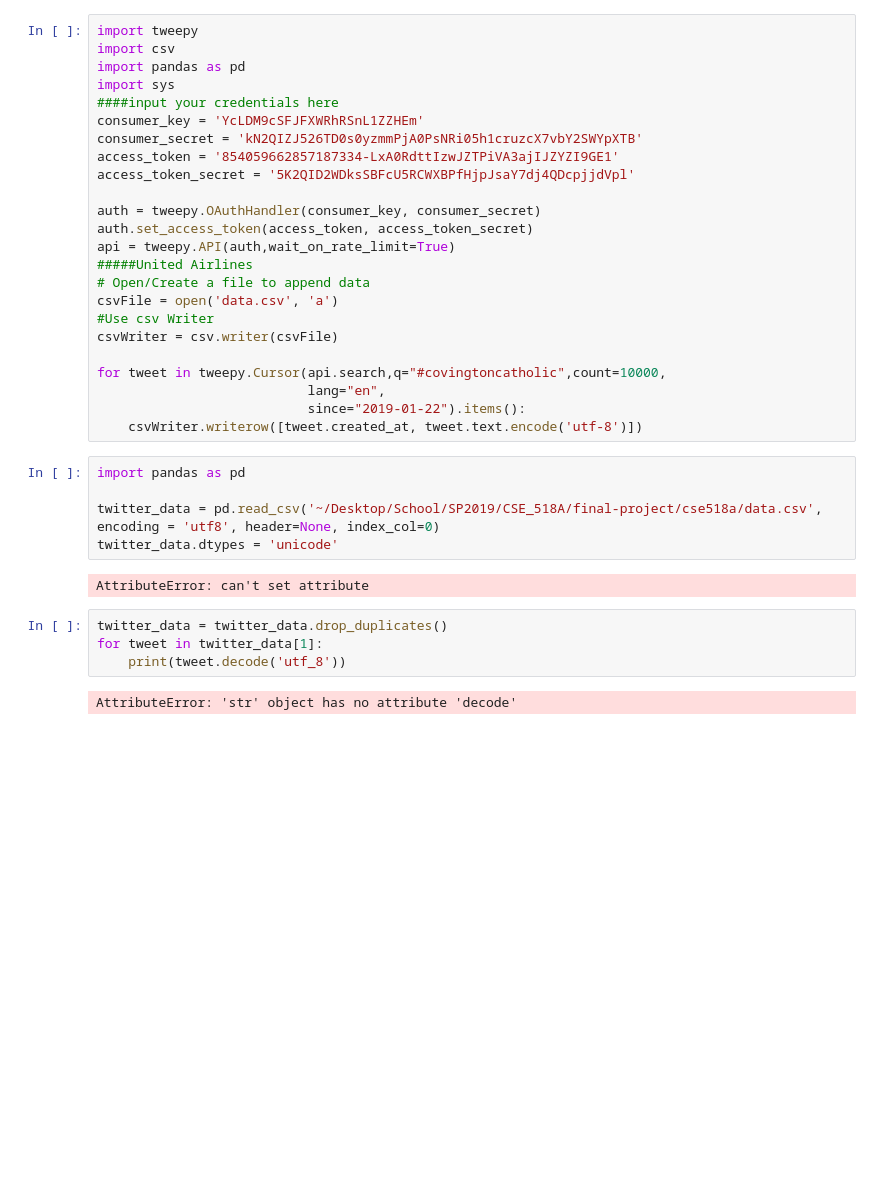
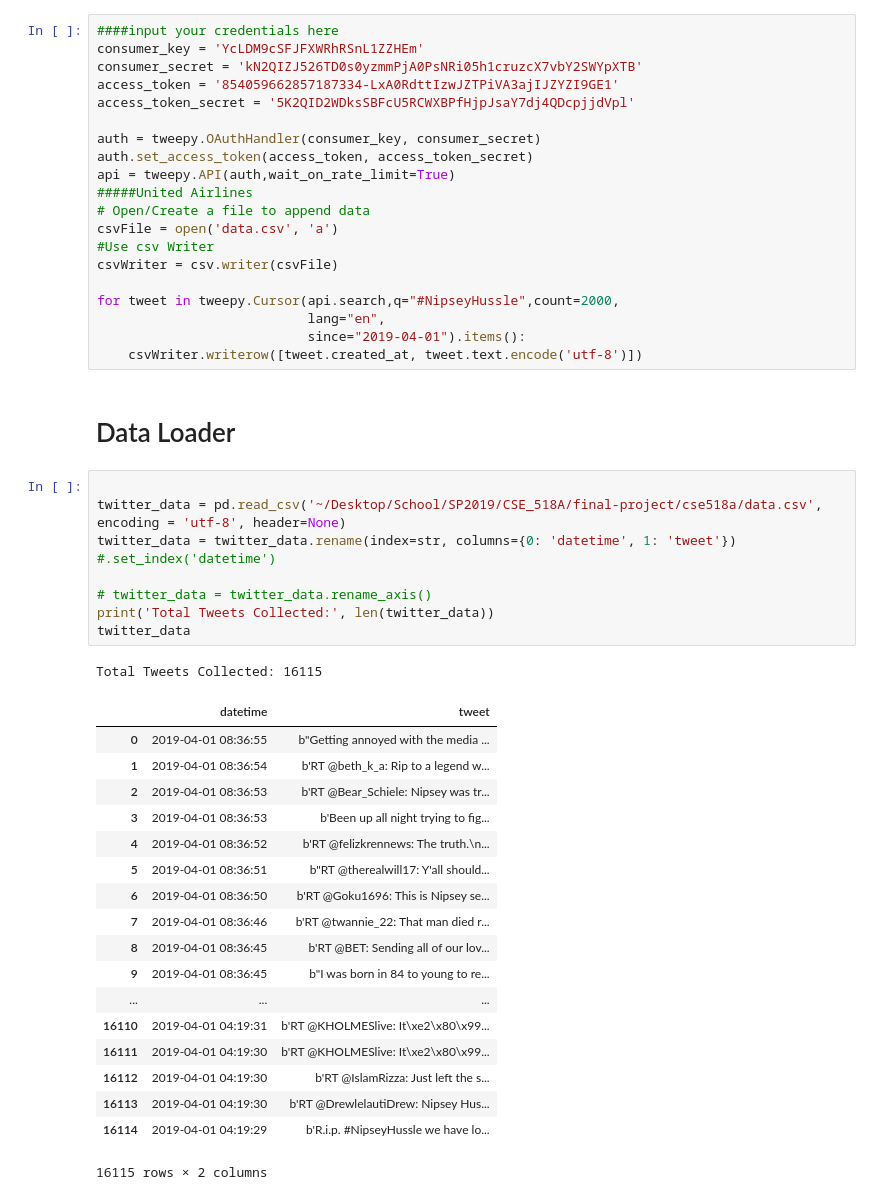
Before and after one commit to benhchoi/twitter_sentiment_analyzer, a Jupyter notebook: Twitter Scraper.ipynb, the cells around one changed output. Cells and saved outputs as stored; diff of their text form; blank space fills up the shorter version.

```diff
--- a/Twitter Scraper.ipynb
+++ b/Twitter Scraper.ipynb
@@ -1,8 +9,4 @@
 # %%
-import tweepy
-import csv
-import pandas as pd
-import sys
 ####input your credentials here
 consumer_key = 'YcLDM9cSFJFXWRhRSnL1ZZHEm'
 consumer_secret = 'kN2QIZJ526TD0s0yzmmPjA0PsNRi05h1cruzcX7vbY2SWYpXTB'
@@ -18,20 +22,37 @@ csvFile = open('data.csv', 'a')
 #Use csv Writer
 csvWriter = csv.writer(csvFile)
 
-for tweet in tweepy.Cursor(api.search,q="#covingtoncatholic",count=10000,
+for tweet in tweepy.Cursor(api.search,q="#NipseyHussle",count=2000,
                            lang="en",
-                           since="2019-01-22").items():
+                           since="2019-04-01").items():
     csvWriter.writerow([tweet.created_at, tweet.text.encode('utf-8')])
+# %% [markdown]
+# Data Loader
 # %%
-import pandas as pd
 
-twitter_data = pd.read_csv('~/Desktop/School/SP2019/CSE_518A/final-project/cse518a/data.csv', encoding = 'utf8', header=None, index_col=0)
-twitter_data.dtypes = 'unicode'
+twitter_data = pd.read_csv('~/Desktop/School/SP2019/CSE_518A/final-project/cse518a/data.csv', encoding = 'utf-8', header=None)
+twitter_data = twitter_data.rename(index=str, columns={0: 'datetime', 1: 'tweet'}) #.set_index('datetime')
+
+# twitter_data = twitter_data.rename_axis()
+print('Total Tweets Collected:', len(twitter_data))
+twitter_data
 # %% [output]
-AttributeError: can't set attribute
+Total Tweets Collected: 16115
+|  | datetime | tweet |
+| 0 | 2019-04-01 08:36:55 | b"Getting annoyed with the media ... |
+| 1 | 2019-04-01 08:36:54 | b'RT @beth_k_a: Rip to a legend w... |
+| 2 | 2019-04-01 08:36:53 | b'RT @Bear_Schiele: Nipsey was tr... |
+| 3 | 2019-04-01 08:36:53 | b'Been up all night trying to fig... |
+| 4 | 2019-04-01 08:36:52 | b'RT @felizkrennews: The truth.\n... |
+| 5 | 2019-04-01 08:36:51 | b"RT @therealwill17: Y'all should... |
+| 6 | 2019-04-01 08:36:50 | b'RT @Goku1696: This is Nipsey se... |
+| 7 | 2019-04-01 08:36:46 | b'RT @twannie_22: That man died r... |
+| 8 | 2019-04-01 08:36:45 | b'RT @BET: Sending all of our lov... |
+| 9 | 2019-04-01 08:36:45 | b"I was born in 84 to young to re... |
+| ... | ... | ... |
+| 16110 | 2019-04-01 04:19:31 | b'RT @KHOLMESlive: It\xe2\x80\x99... |
+| 16111 | 2019-04-01 04:19:30 | b'RT @KHOLMESlive: It\xe2\x80\x99... |
+| 16112 | 2019-04-01 04:19:30 | b'RT @IslamRizza: Just left the s... |
+| 16113 | 2019-04-01 04:19:30 | b'RT @DrewlelautiDrew: Nipsey Hus... |
+| 16114 | 2019-04-01 04:19:29 | b'R.i.p. #NipseyHussle we have lo... |
+16115 rows × 2 columns
-# %%
-twitter_data = twitter_data.drop_duplicates()
-for tweet in twitter_data[1]:
-    print(tweet.decode('utf_8'))
-# %% [output]
-AttributeError: 'str' object has no attribute 'decode'
```
Also changed, not shown: parts of 7 cells of this notebook, 2 other files.
